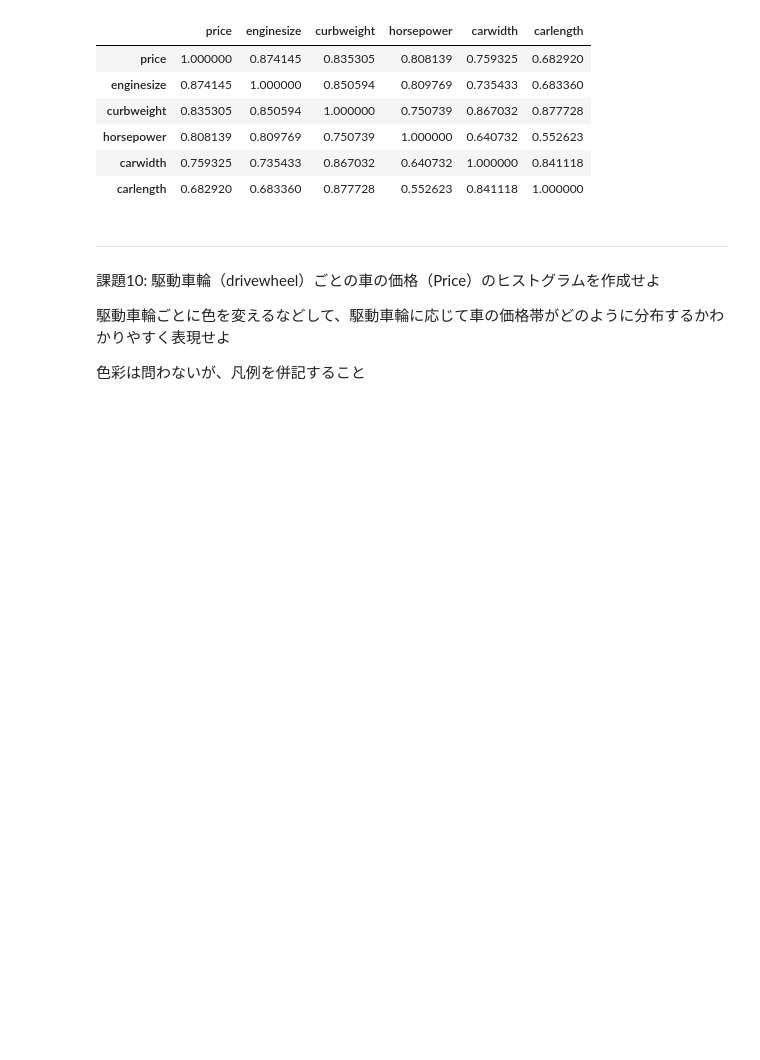
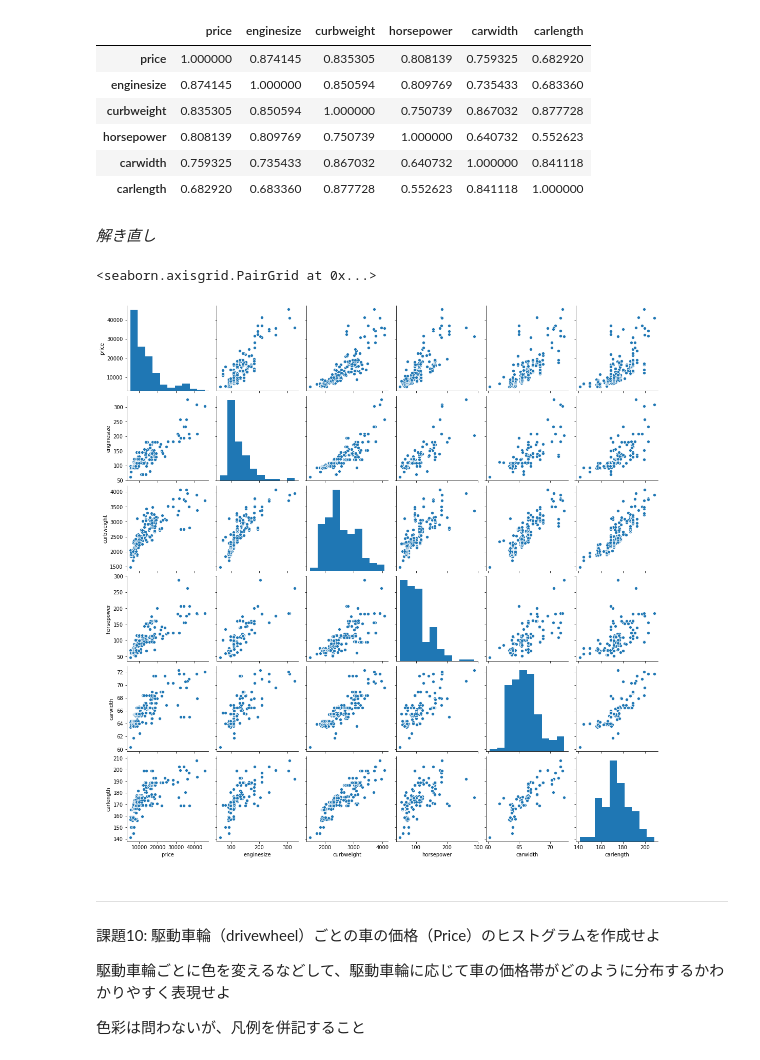
Before and after one commit to ledge-ai/intern-python-exam-kouheiohmikawa, a Jupyter notebook: Python_Basic/4_Visualization.ipynb, the cells around one changed output. Cells and saved outputs as stored; diff of their text form; code cells hidden in the pictures; blank space fills up the shorter version.

```diff
--- a/Python_Basic/4_Visualization.ipynb
+++ b/Python_Basic/4_Visualization.ipynb
@@ -159,6 +175,17 @@ df_9.corr()
 | horsepower | 0.808139 | 0.809769 | 0.750739 | 1.000000 | 0.640732 | 0.552623 |
 | carwidth | 0.759325 | 0.735433 | 0.867032 | 0.640732 | 1.000000 | 0.841118 |
 | carlength | 0.682920 | 0.683360 | 0.877728 | 0.552623 | 0.841118 | 1.000000 |
+# %% [markdown]
+*解き直し*
+# %%
+# 以下よりコードを記入してください  ##############################
+sort_corr = corr.sort_values("price",ascending=False)
+list_9 = sort_corr[0:6].index.to_list()
+df_9 = df[list_9]
+sns.pairplot(df_9)
+# %% [output]
+<seaborn.axisgrid.PairGrid at 0x...>
+[figure, added]
 # %% [markdown]
 ---
 課題10: 駆動車輪（drivewheel）ごとの車の価格（Price）のヒストグラムを作成せよ
```
Also changed, not shown: parts of 13 cells of this notebook, 9 other files.
